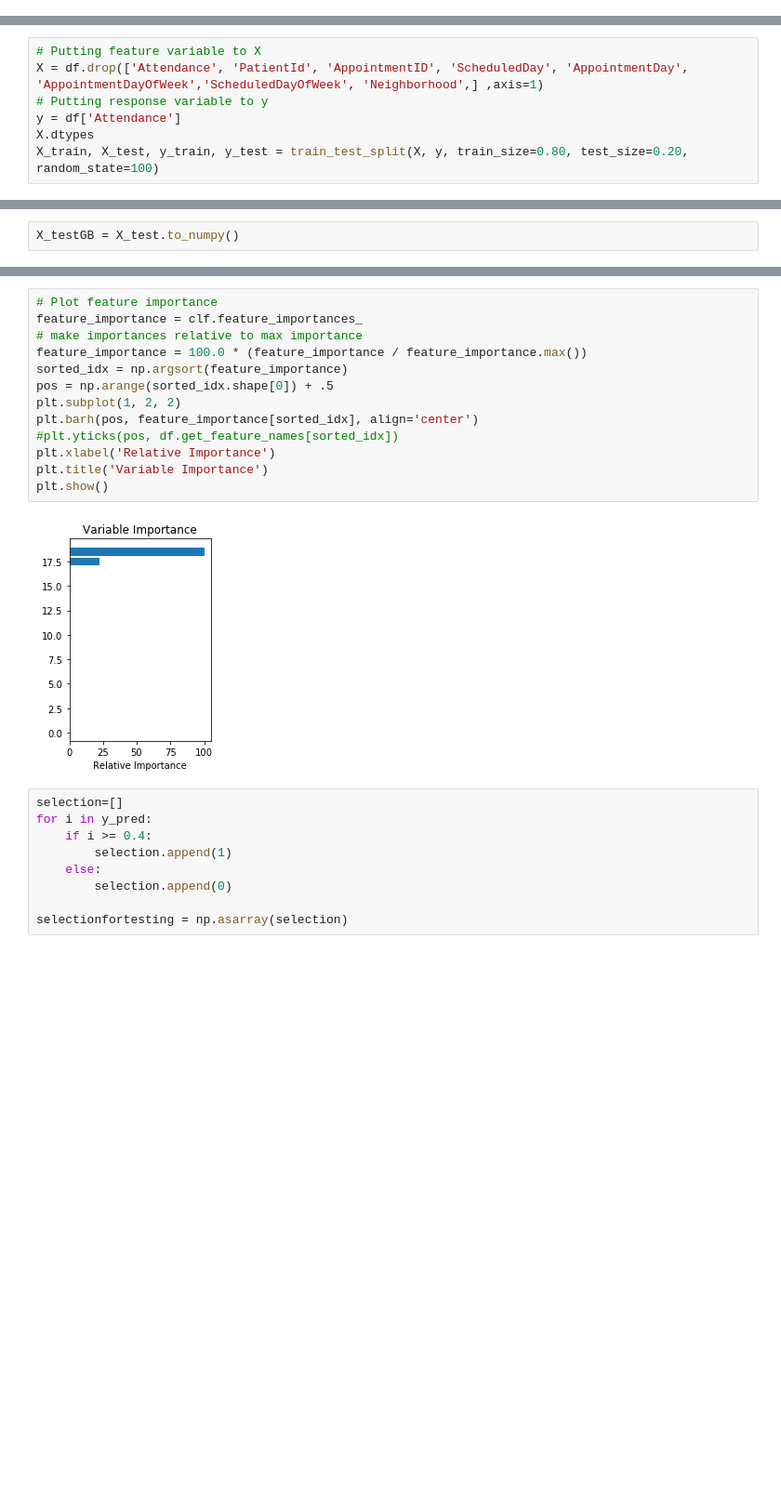
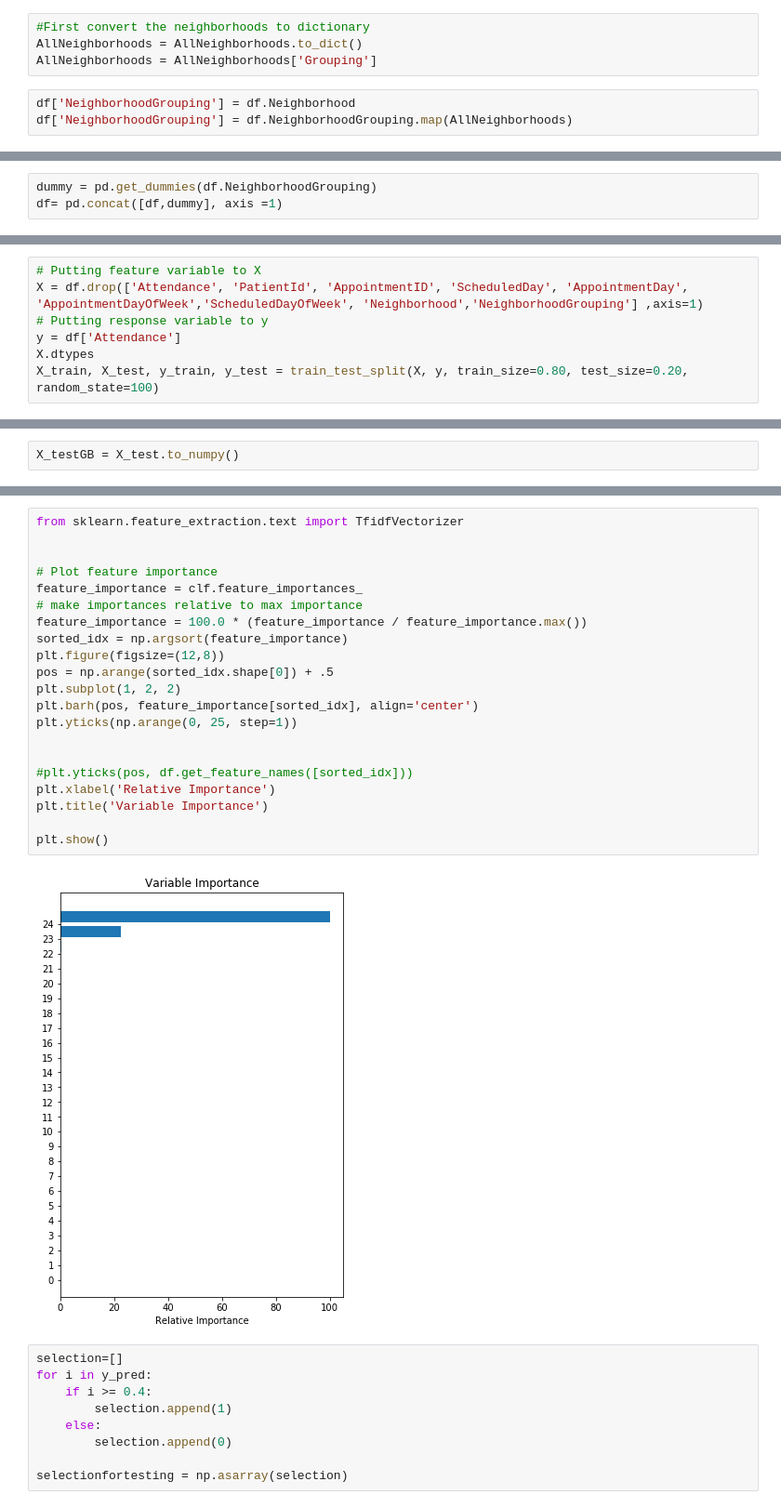
Before and after one commit to JordanPhilipMeyer/PatientNoShow, a Jupyter notebook: PredictNoShow-Copy1.ipynb, the cells around one changed output, grey strips where cells are left out. Shown at 93% size. Cells and saved outputs as stored; diff of their text form; blank space fills up the shorter version.

```diff
--- a/PredictNoShow-Copy1.ipynb
+++ b/PredictNoShow-Copy1.ipynb
@@ -710,0 +730,7 @@ These are three neighborhoods that ranked of high importance in random forest mo
+# %%
+#First convert the neighborhoods to dictionary
+AllNeighborhoods = AllNeighborhoods.to_dict()
+AllNeighborhoods = AllNeighborhoods['Grouping']
+# %%
+df['NeighborhoodGrouping'] = df.Neighborhood
+df['NeighborhoodGrouping'] = df.NeighborhoodGrouping.map(AllNeighborhoods)
@@ -710,0 +745,3 @@ These are three neighborhoods that ranked of high importance in random forest mo
+# %%
+dummy = pd.get_dummies(df.NeighborhoodGrouping)
+df= pd.concat([df,dummy], axis =1)
@@ -1698,7 +1731,7 @@ AbsenceFreq                              float64
 dtype: object
 # %%
 # Putting feature variable to X
-X = df.drop(['Attendance', 'PatientId', 'AppointmentID', 'ScheduledDay', 'AppointmentDay', 'AppointmentDayOfWeek','ScheduledDayOfWeek', 'Neighborhood',] ,axis=1)
+X = df.drop(['Attendance', 'PatientId', 'AppointmentID', 'ScheduledDay', 'AppointmentDay', 'AppointmentDayOfWeek','ScheduledDayOfWeek', 'Neighborhood','NeighborhoodGrouping'] ,axis=1)
 # Putting response variable to y
 y = df['Attendance']
 X.dtypes
@@ -1741,18 +1785,26 @@ Text(0, 0.5, 'Deviance')
 # %%
+from sklearn.feature_extraction.text import TfidfVectorizer
+
+
 # Plot feature importance
 feature_importance = clf.feature_importances_
 # make importances relative to max importance
 feature_importance = 100.0 * (feature_importance / feature_importance.max())
 sorted_idx = np.argsort(feature_importance)
+plt.figure(figsize=(12,8))
 pos = np.arange(sorted_idx.shape[0]) + .5
 plt.subplot(1, 2, 2)
 plt.barh(pos, feature_importance[sorted_idx], align='center')
-#plt.yticks(pos, df.get_feature_names[sorted_idx])
+plt.yticks(np.arange(0, 25, step=1))
+
+
+#plt.yticks(pos, df.get_feature_names([sorted_idx]))
 plt.xlabel('Relative Importance')
 plt.title('Variable Importance')
+
 plt.show()
 # %% [output]
-[figure, old version]
+[figure, new version]
 # %%
 selection=[]
 for i in y_pred:
```
Also changed, not shown: parts of 84 cells of this notebook.
